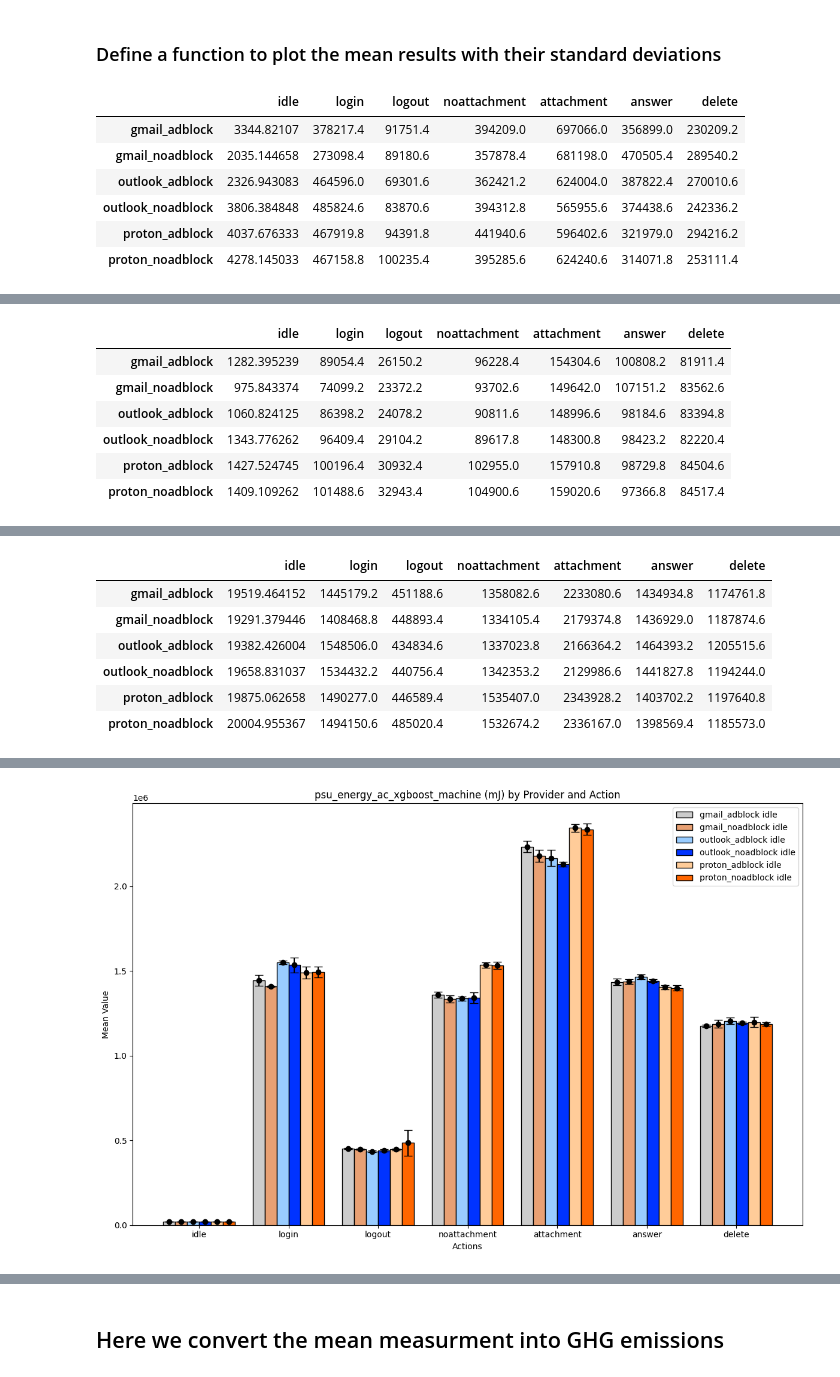
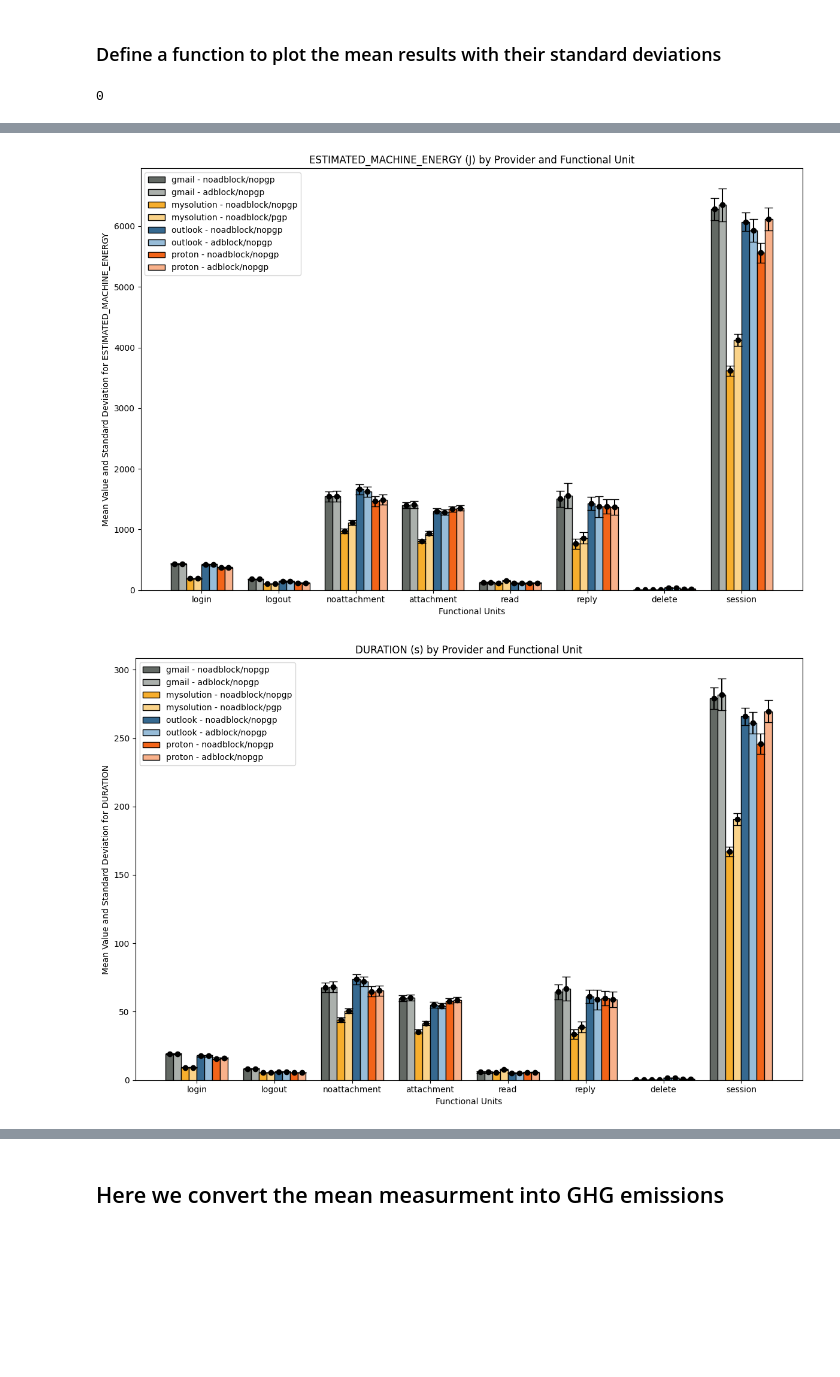
Before and after one commit to jkayembe/thesis, a Jupyter notebook: notebook/2025_data_analysis.ipynb, the cells around one changed output, grey strips where cells are left out. Cells and saved outputs as stored; diff of their text form; code cells hidden in the pictures; blank space fills up the shorter version.

```diff
--- a/notebook/2025_data_analysis.ipynb
+++ b/notebook/2025_data_analysis.ipynb
@@ -818,6 +509,0 @@ def assess_statistical_significance_with_dataframe(metric_df, alpha=0.05):
-# %%
-
-for metric in METRICS:
-    print(f"Processing metric : {metric}")
-    ss_df = assess_statistical_significance_with_dataframe(metric_dataframes[metric])
-    display(ss_df.head(100))
@@ -892,0 +598,2 @@ Processing metric : psu_energy_ac_xgboost_machine
+# %%
+data = pd.read_csv('2025_data_test.csv')
@@ -892,0 +639,30 @@ Processing metric : psu_energy_ac_xgboost_machine
+# %%
+
+def remove_outliers(data, columns, group_columns=['PROVIDER', 'ADBLOCK_CONDITION', 'PGP_CONDITION', 'FUNCTIONAL_UNIT']):
+    """
+    Removes outliers from the dataframe using the IQR method per group (PROVIDER, FUNCTIONAL_UNIT).
+    """
+    # Iterate over each metric (column)
+    for col in columns:
+        # Define a function to remove outliers for each group
+        def remove_outliers_for_group(group_df):
+            Q1 = group_df[col].quantile(0.25)
+            Q3 = group_df[col].quantile(0.75)
+            IQR = Q3 - Q1
+            lower_bound = Q1 - 1.5 * IQR
+            upper_bound = Q3 + 1.5 * IQR
+            return group_df[(group_df[col] >= lower_bound) & (group_df[col] <= upper_bound)]
+
+        # Apply the function to remove outliers for each group
+        data = data.groupby(group_columns).apply(remove_outliers_for_group).reset_index(drop=True)
+
+    return data
+
+# Columns to remove outliers for
+columns_to_check = ['DURATION', 'MEMORY_ENERGY', 'CPU_ENERGY', 'ESTIMATED_MACHINE_ENERGY', 'NETWORK_IO']
+
+# Remove outliers
+clean_data = remove_outliers(data, columns=columns_to_check)
+
+# Display the numbers of valid samples left
+count_distinct_samples(clean_data)
@@ -987,16 +792,13 @@ def plot_metrics_bars(mean_df, sd_df, name):
     plt.tight_layout()
     plt.show()
+# %%
+data_test = get_samples(clean_data, 'login', 'outlook', 'disabled', 'disabled')
+print(len(data_test[data_test['CPU_ENERGY']>200]))
+# %% [output]
+0
 # %%
-means_and_stds = compute_means_and_stds(metric_dataframes)
+means_and_stds = compute_means_and_stds(clean_data)
 
-for metric in METRICS:
-    mean_df, sd_df = means_and_stds[metric]
-    plot_metrics_bars(mean_df, sd_df, metric)
+for metric in METRICS + COMPUTED_METRICS:
+    plot_metrics_bars(means_and_stds, metric)
 # %% [output]
-|  | idle | login | logout | noattachment | attachment | answer | delete |
-| gmail_adblock | 3344.82107 | 378217.4 | 91751.4 | 394209.0 | 697066.0 | 356899.0 | 230209.2 |
-| gmail_noadblock | 2035.144658 | 273098.4 | 89180.6 | 357878.4 | 681198.0 | 470505.4 | 289540.2 |
-| outlook_adblock | 2326.943083 | 464596.0 | 69301.6 | 362421.2 | 624004.0 | 387822.4 | 270010.6 |
-| outlook_noadblock | 3806.384848 | 485824.6 | 83870.6 | 394312.8 | 565955.6 | 374438.6 | 242336.2 |
-| proton_adblock | 4037.676333 | 467919.8 | 94391.8 | 441940.6 | 596402.6 | 321979.0 | 294216.2 |
-| proton_noadblock | 4278.145033 | 467158.8 | 100235.4 | 395285.6 | 624240.6 | 314071.8 | 253111.4 |
@@ -1011,7 +805,0 @@ for metric in METRICS:
-|  | idle | login | logout | noattachment | attachment | answer | delete |
-| gmail_adblock | 1282.395239 | 89054.4 | 26150.2 | 96228.4 | 154304.6 | 100808.2 | 81911.4 |
-| gmail_noadblock | 975.843374 | 74099.2 | 23372.2 | 93702.6 | 149642.0 | 107151.2 | 83562.6 |
-| outlook_adblock | 1060.824125 | 86398.2 | 24078.2 | 90811.6 | 148996.6 | 98184.6 | 83394.8 |
-| outlook_noadblock | 1343.776262 | 96409.4 | 29104.2 | 89617.8 | 148300.8 | 98423.2 | 82220.4 |
-| proton_adblock | 1427.524745 | 100196.4 | 30932.4 | 102955.0 | 157910.8 | 98729.8 | 84504.6 |
-| proton_noadblock | 1409.109262 | 101488.6 | 32943.4 | 104900.6 | 159020.6 | 97366.8 | 84517.4 |
@@ -1041,7 +807,0 @@ for metric in METRICS:
-|  | idle | login | logout | noattachment | attachment | answer | delete |
-| gmail_adblock | 19519.464152 | 1445179.2 | 451188.6 | 1358082.6 | 2233080.6 | 1434934.8 | 1174761.8 |
-| gmail_noadblock | 19291.379446 | 1408468.8 | 448893.4 | 1334105.4 | 2179374.8 | 1436929.0 | 1187874.6 |
-| outlook_adblock | 19382.426004 | 1548506.0 | 434834.6 | 1337023.8 | 2166364.2 | 1464393.2 | 1205515.6 |
-| outlook_noadblock | 19658.831037 | 1534432.2 | 440756.4 | 1342353.2 | 2129986.6 | 1441827.8 | 1194244.0 |
-| proton_adblock | 19875.062658 | 1490277.0 | 446589.4 | 1535407.0 | 2343928.2 | 1403702.2 | 1197640.8 |
-| proton_noadblock | 20004.955367 | 1494150.6 | 485020.4 | 1532674.2 | 2336167.0 | 1398569.4 | 1185573.0 |
@@ -1055 +808,2 @@ for metric in METRICS:
-[figure, old version]
+[figure, new version]
+[figure, added]
```
Also changed, not shown: parts of 42 cells of this notebook, 45 other files.
